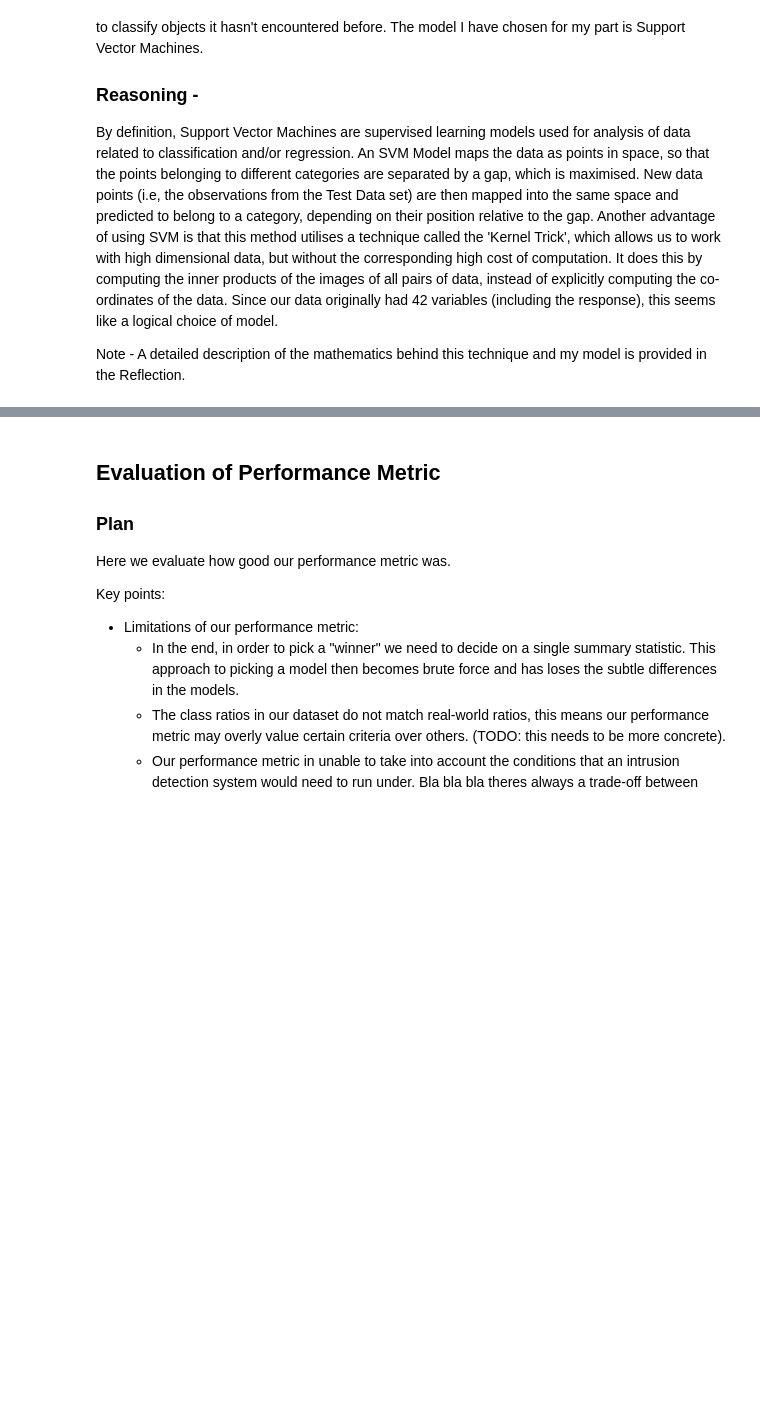
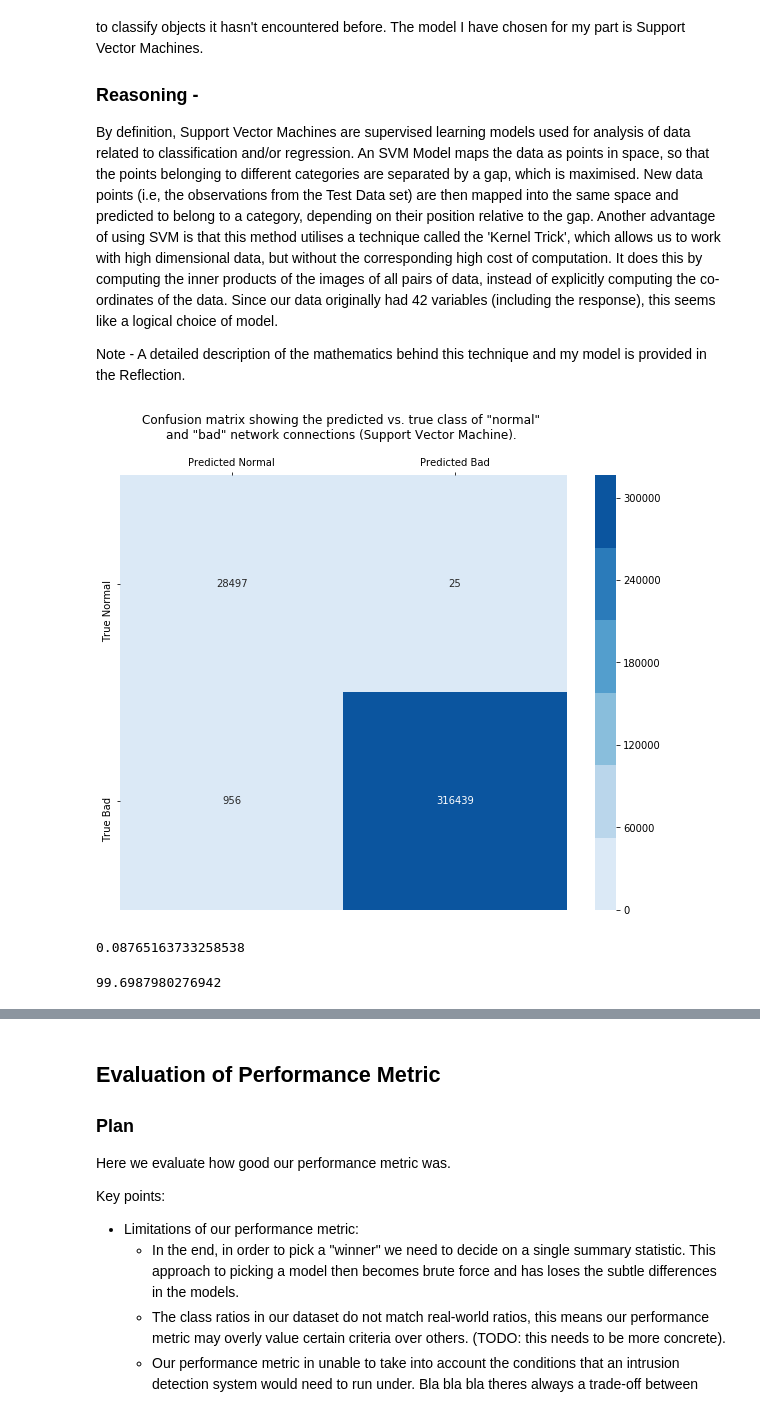
Before and after one commit to dj311/data-science-toolbox-2, a Jupyter notebook: project/report.ipynb, the cells around one changed output, grey strips where cells are left out. Drawn from its saved outputs; the diff is of its cells as text; code cells hidden in the pictures; blank space fills up the shorter version.

```diff
--- a/project/report.ipynb
+++ b/project/report.ipynb
@@ -345,5 +351,22 @@ Another advantage of using SVM is that this method utilises a technique called t
 Since our data originally had 42 variables (including the response), this seems like a logical choice of model.
 
 Note - A detailed description of the mathematics behind this technique and my model is provided in the Reflection.
+# %%
+svm_confusion_matrix = numpy.array([
+    [28497, 25],
+    [956, 316439],
+])
+# %%
+plot_confusion_matrix(svm_confusion_matrix, 'Support Vector Machine')
+# %% [output]
+[figure, added]
+# %%
+false_positive_rate(svm_confusion_matrix)*100
+# %% [output]
+0.08765163733258538
+# %%
+sensitivity(svm_confusion_matrix)*100
+# %% [output]
+99.6987980276942
 # %% [markdown]
 ## Model Evaluation
```
Also changed, not shown: parts of 30 cells of this notebook.
